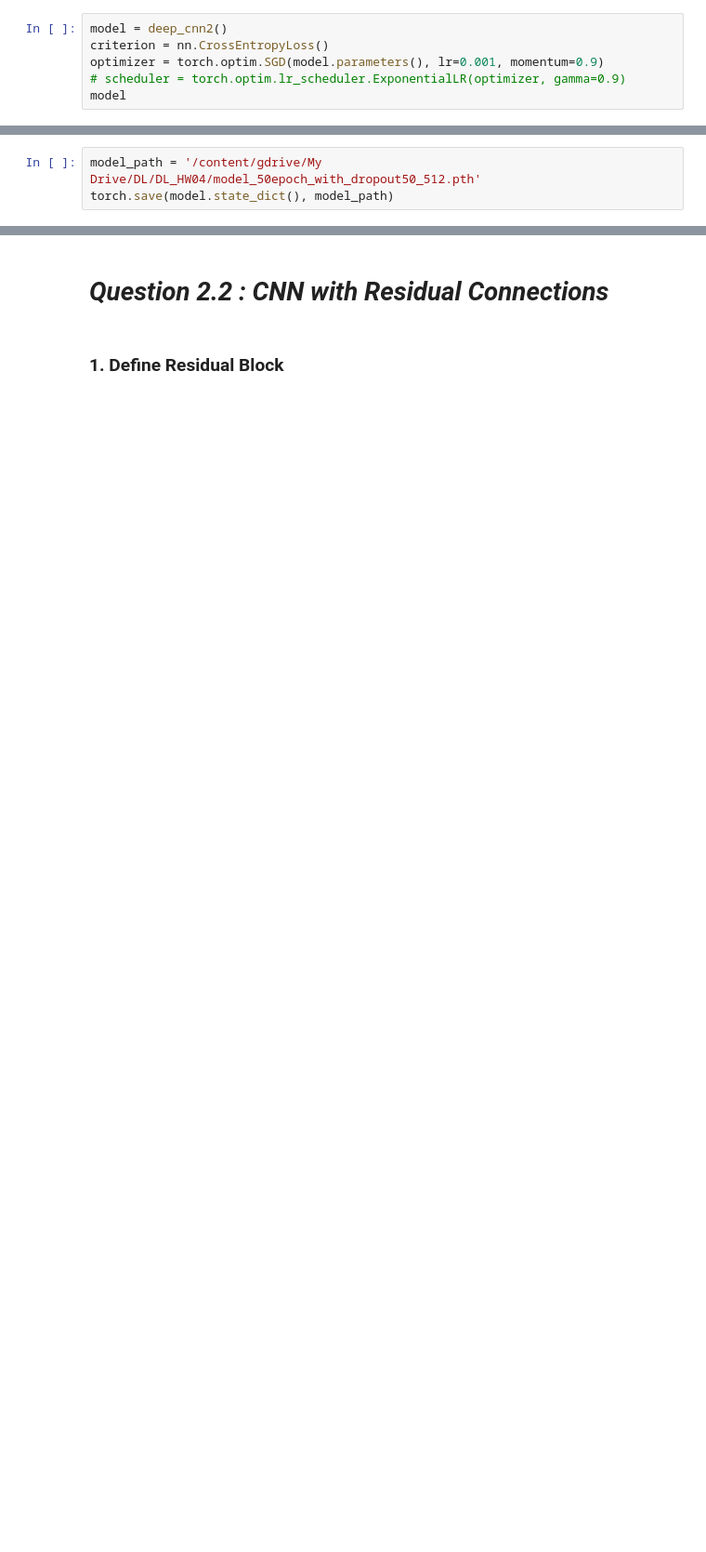
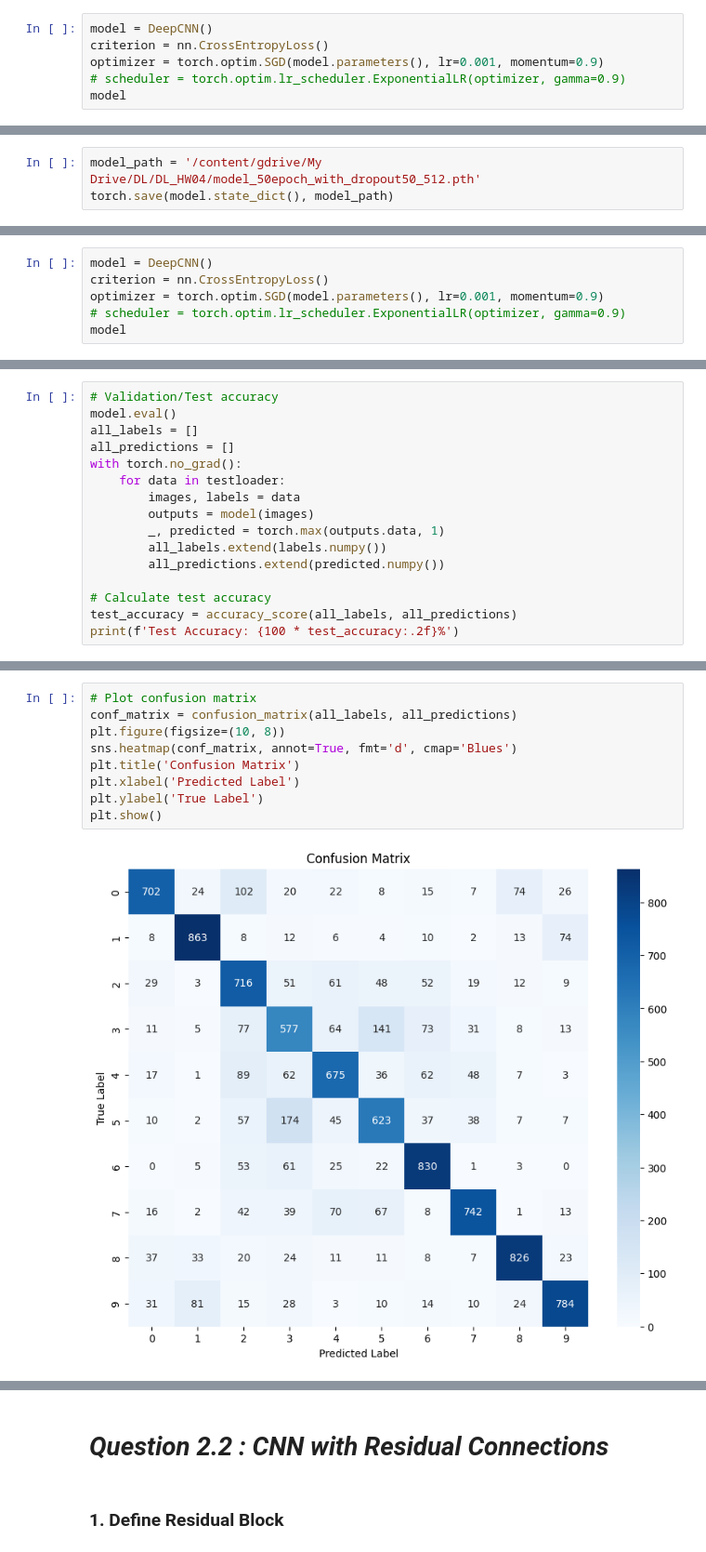
Before and after one commit to abdipourasl/Deep-Learning-1402, a Jupyter notebook: DL4.ipynb, the cells around one changed output, grey strips where cells are left out. Shown at 93% size. Drawn from its saved outputs; the diff is of its cells as text; blank space fills up the shorter version.

```diff
--- a/DL4.ipynb
+++ b/DL4.ipynb
@@ -449,5 +608,5 @@ def deep_cnn2():
 # %%
-model = deep_cnn2()
+model = DeepCNN()
 criterion = nn.CrossEntropyLoss()
 optimizer = torch.optim.SGD(model.parameters(), lr=0.001, momentum=0.9)
 # scheduler = torch.optim.lr_scheduler.ExponentialLR(optimizer, gamma=0.9)
@@ -551,0 +749,6 @@ torch.save(model.state_dict(), model_path)
+# %%
+model = DeepCNN()
+criterion = nn.CrossEntropyLoss()
+optimizer = torch.optim.SGD(model.parameters(), lr=0.001, momentum=0.9)
+# scheduler = torch.optim.lr_scheduler.ExponentialLR(optimizer, gamma=0.9)
+model
@@ -551,0 +821,16 @@ torch.save(model.state_dict(), model_path)
+# %%
+# Validation/Test accuracy
+model.eval()
+all_labels = []
+all_predictions = []
+with torch.no_grad():
+    for data in testloader:
+        images, labels = data
+        outputs = model(images)
+        _, predicted = torch.max(outputs.data, 1)
+        all_labels.extend(labels.numpy())
+        all_predictions.extend(predicted.numpy())
+
+# Calculate test accuracy
+test_accuracy = accuracy_score(all_labels, all_predictions)
+print(f'Test Accuracy: {100 * test_accuracy:.2f}%')
@@ -551,0 +839,11 @@ torch.save(model.state_dict(), model_path)
+# %%
+# Plot confusion matrix
+conf_matrix = confusion_matrix(all_labels, all_predictions)
+plt.figure(figsize=(10, 8))
+sns.heatmap(conf_matrix, annot=True, fmt='d', cmap='Blues')
+plt.title('Confusion Matrix')
+plt.xlabel('Predicted Label')
+plt.ylabel('True Label')
+plt.show()
+# %% [output]
+[figure, added]
```
Also changed, not shown: parts of 70 cells of this notebook.
